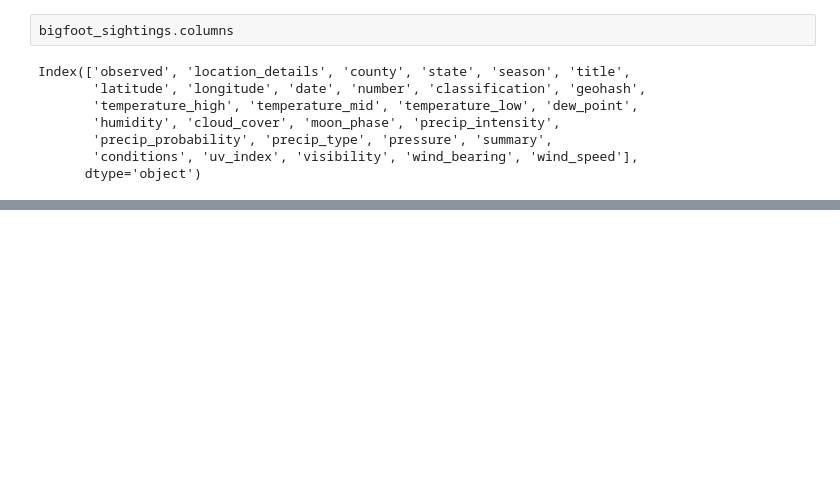
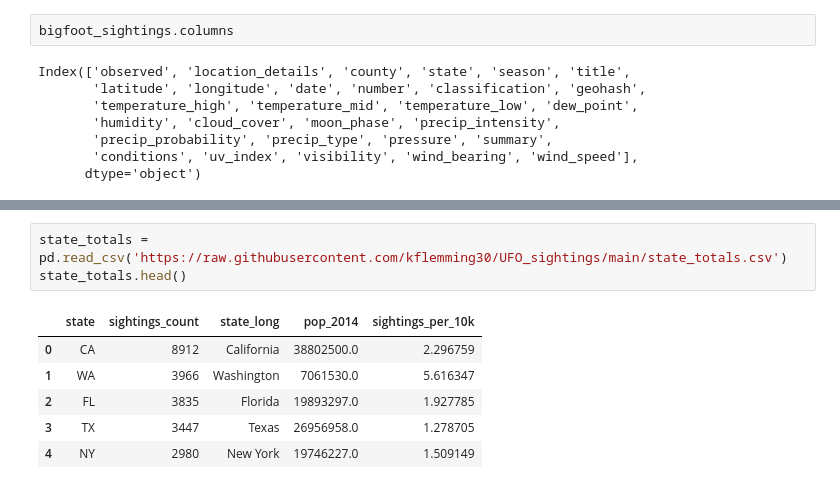
Before and after one commit to kflemming30/UFO_sightings, a Jupyter notebook: Sightings_Analysis.ipynb, the cells around one changed output, grey strips where cells are left out. Cells and saved outputs as stored; diff of their text form; blank space fills up the shorter version.

```diff
--- a/Sightings_Analysis.ipynb
+++ b/Sightings_Analysis.ipynb
@@ -588,0 +627,10 @@ merged_df.sort_values(by='sightings_per_10k', ascending=False)
+# %%
+state_totals = pd.read_csv('https://raw.githubusercontent.com/kflemming30/UFO_sightings/main/state_totals.csv')
+state_totals.head()
+# %% [output]
+|  | state | sightings_count | state_long | pop_2014 | sightings_per_10k |
+| 0 | CA | 8912 | California | 38802500.0 | 2.296759 |
+| 1 | WA | 3966 | Washington | 7061530.0 | 5.616347 |
+| 2 | FL | 3835 | Florida | 19893297.0 | 1.927785 |
+| 3 | TX | 3447 | Texas | 26956958.0 | 1.278705 |
+| 4 | NY | 2980 | New York | 19746227.0 | 1.509149 |
```
Also changed, not shown: parts of 19 cells of this notebook, 1 other file.
